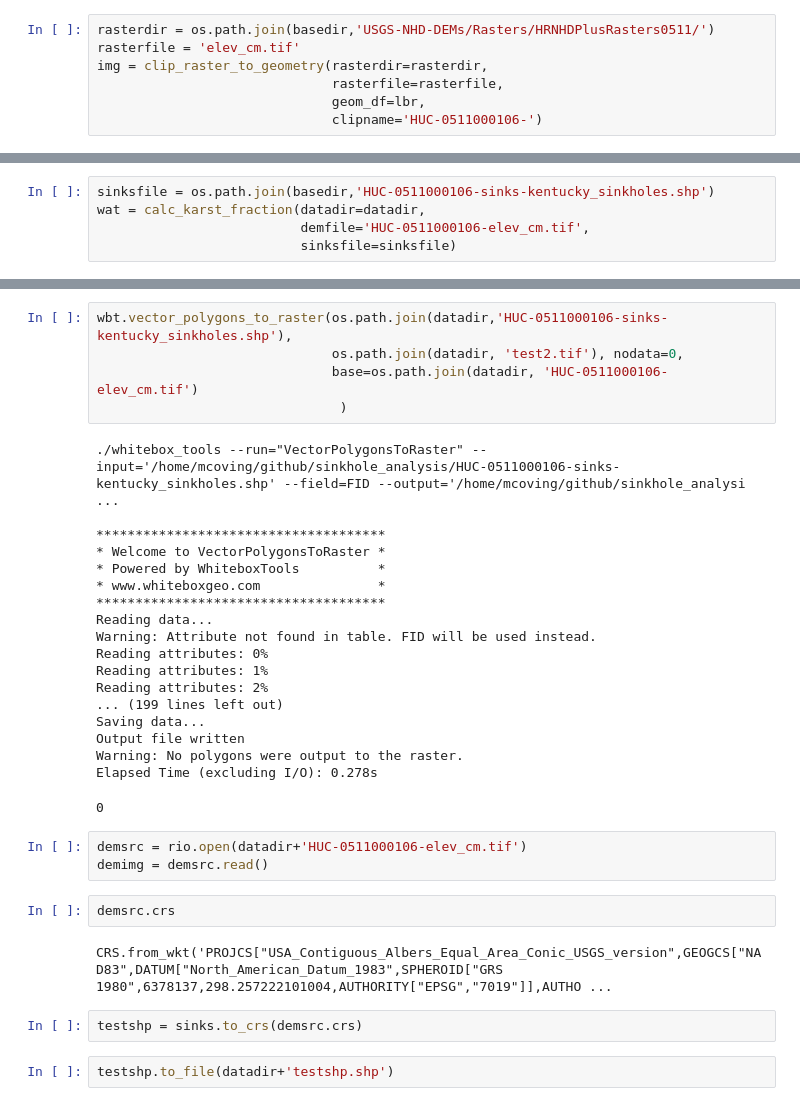
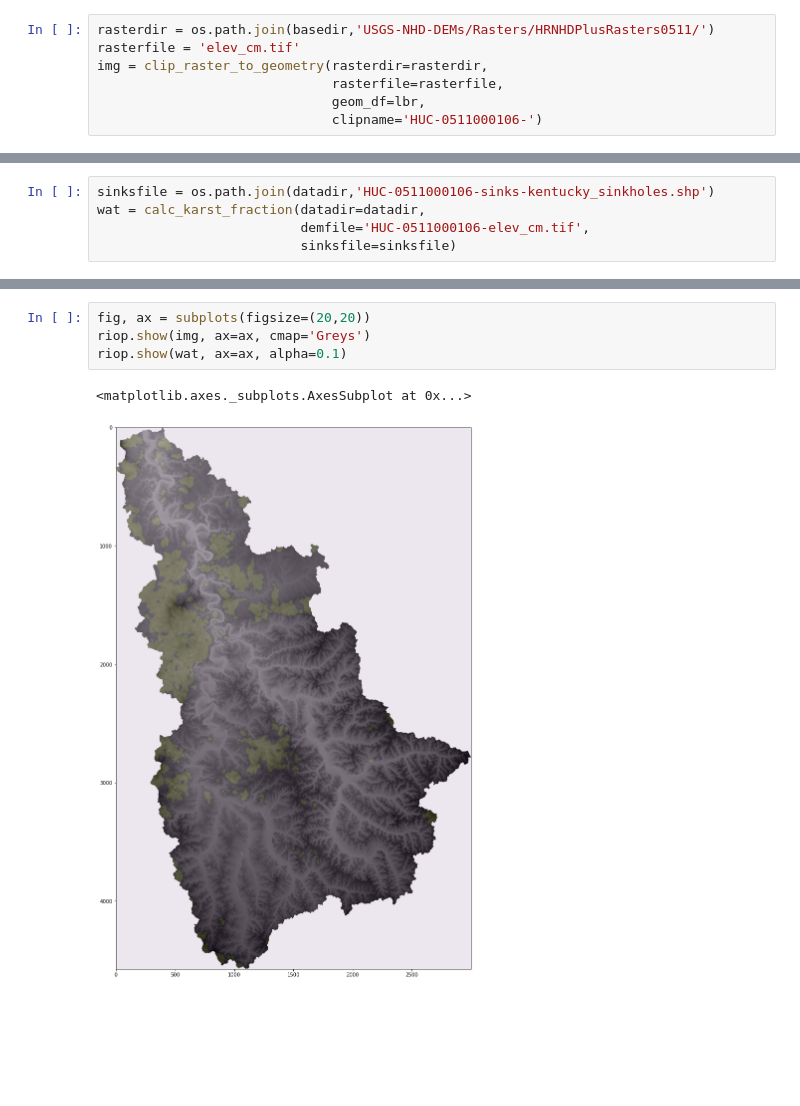
Before and after one commit to CovingtonResearchGroup/sinkhole_analysis, a Jupyter notebook: ky-test-analysis.ipynb, the cells around one changed output, grey strips where cells are left out. Saved outputs shown, nothing was run; the diff lists cells and outputs as text; blank space fills up the shorter version.

Commit message:
rasterizing using rasterio

```diff
--- a/ky-test-analysis.ipynb
+++ b/ky-test-analysis.ipynb
@@ -62,7 +68,7 @@ Datum: North American Datum 1983
 - Ellipsoid: GRS 1980
 - Prime Meridian: Greenwich
 # %%
-sinksfile = os.path.join(basedir,'HUC-0511000106-sinks-kentucky_sinkholes.shp')
+sinksfile = os.path.join(datadir,'HUC-0511000106-sinks-kentucky_sinkholes.shp')
 wat = calc_karst_fraction(datadir=datadir,
                           demfile='HUC-0511000106-elev_cm.tif',
                           sinksfile=sinksfile)
@@ -97,35 +93,7 @@ wbt = WhiteboxTools()
-# %%
-wbt.vector_polygons_to_raster(os.path.join(datadir,'HUC-0511000106-sinks-kentucky_sinkholes.shp'),
-                              os.path.join(datadir, 'test2.tif'), nodata=0,
-                              base=os.path.join(datadir, 'HUC-0511000106-elev_cm.tif')
-                               )
-# %% [output]
-./whitebox_tools --run="VectorPolygonsToRaster" --input='/home/mcoving/github/sinkhole_analysis/HUC-0511000106-sinks-kentucky_sinkholes.shp' --field=FID --output='/home/mcoving/github/sinkhole_analysi ...
-
-*************************************
-* Welcome to VectorPolygonsToRaster *
-* Powered by WhiteboxTools          *
-* www.whiteboxgeo.com               *
-*************************************
-Reading data...
-Warning: Attribute not found in table. FID will be used instead.
-Reading attributes: 0%
-Reading attributes: 1%
-Reading attributes: 2%
-... (199 lines left out)
-Saving data...
-Output file written
-Warning: No polygons were output to the raster.
-Elapsed Time (excluding I/O): 0.278s
-0
-# %%
-demsrc = rio.open(datadir+'HUC-0511000106-elev_cm.tif')
-demimg = demsrc.read()
-# %%
-demsrc.crs
-# %% [output]
-CRS.from_wkt('PROJCS["USA_Contiguous_Albers_Equal_Area_Conic_USGS_version",GEOGCS["NAD83",DATUM["North_American_Datum_1983",SPHEROID["GRS 1980",6378137,298.257222101004,AUTHORITY["EPSG","7019"]],AUTHO ...
-# %%
-testshp = sinks.to_crs(demsrc.crs)
-# %%
-testshp.to_file(datadir+'testshp.shp')
+# %%
+fig, ax = subplots(figsize=(20,20))
+riop.show(img, ax=ax, cmap='Greys')
+riop.show(wat, ax=ax, alpha=0.1)
+# %% [output]
+<matplotlib.axes._subplots.AxesSubplot at 0x...>
+[figure, added]
```
Also changed, not shown: parts of 21 cells of this notebook, 1 other file.
